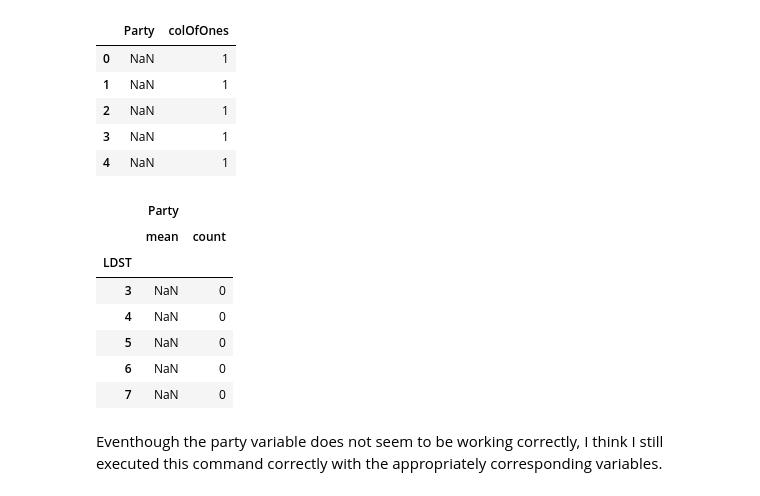
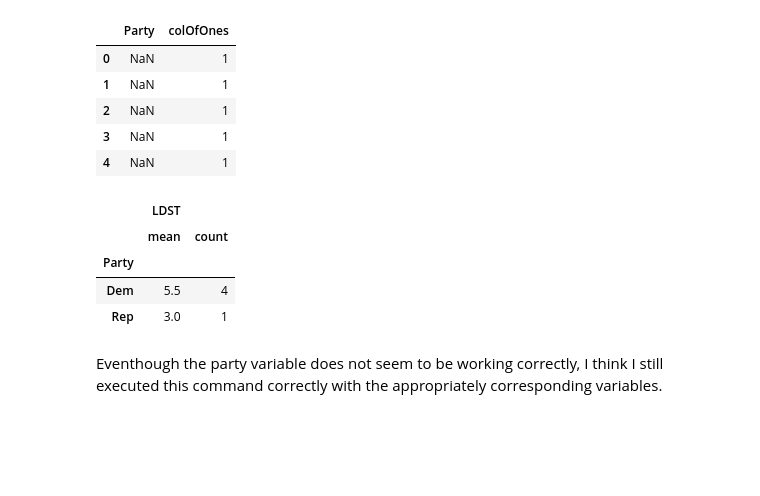
Before and after one commit to BrianKEverett/County-Line, a Jupyter notebook: Everett_PS2.ipynb, the cells around one changed output. Drawn from its saved outputs; the diff is of its cells as text; code cells hidden in the pictures; blank space fills up the shorter version.

```diff
--- a/Everett_PS2.ipynb
+++ b/Everett_PS2.ipynb
@@ -238,17 +238,14 @@ tax[['Party','colOfOnes']][0:51]
 | 2 | NaN | 1 |
 | 3 | NaN | 1 |
 | 4 | NaN | 1 |
-# %%
-tax[['LDST','Party', 'Municipality']].groupby('LDST').agg(['mean', 'count'])
-# %% [output]
-|  | Party |  |
-|  | mean | count |
-| LDST |  |  |
-| 3 | NaN | 0 |
-| 4 | NaN | 0 |
-| 5 | NaN | 0 |
-| 6 | NaN | 0 |
-| 7 | NaN | 0 |
+# %%
+tax[['LDST','Party', 'Municipality']].groupby('Party').agg(['mean', 'count']) #aok group by groups ie repetetive vals of var eg male/female! dont group by var with unique vals
+# %% [output]
+|  | LDST |  |
+|  | mean | count |
+| Party |  |  |
+| Dem | 5.5 | 4 |
+| Rep | 3.0 | 1 |
 # %% [markdown]
 Eventhough the party variable does not seem to be working correctly, I think I still executed this command correctly with the appropriately corresponding variables.
 # %%
```
Also changed, not shown: parts of 5 cells of this notebook.
